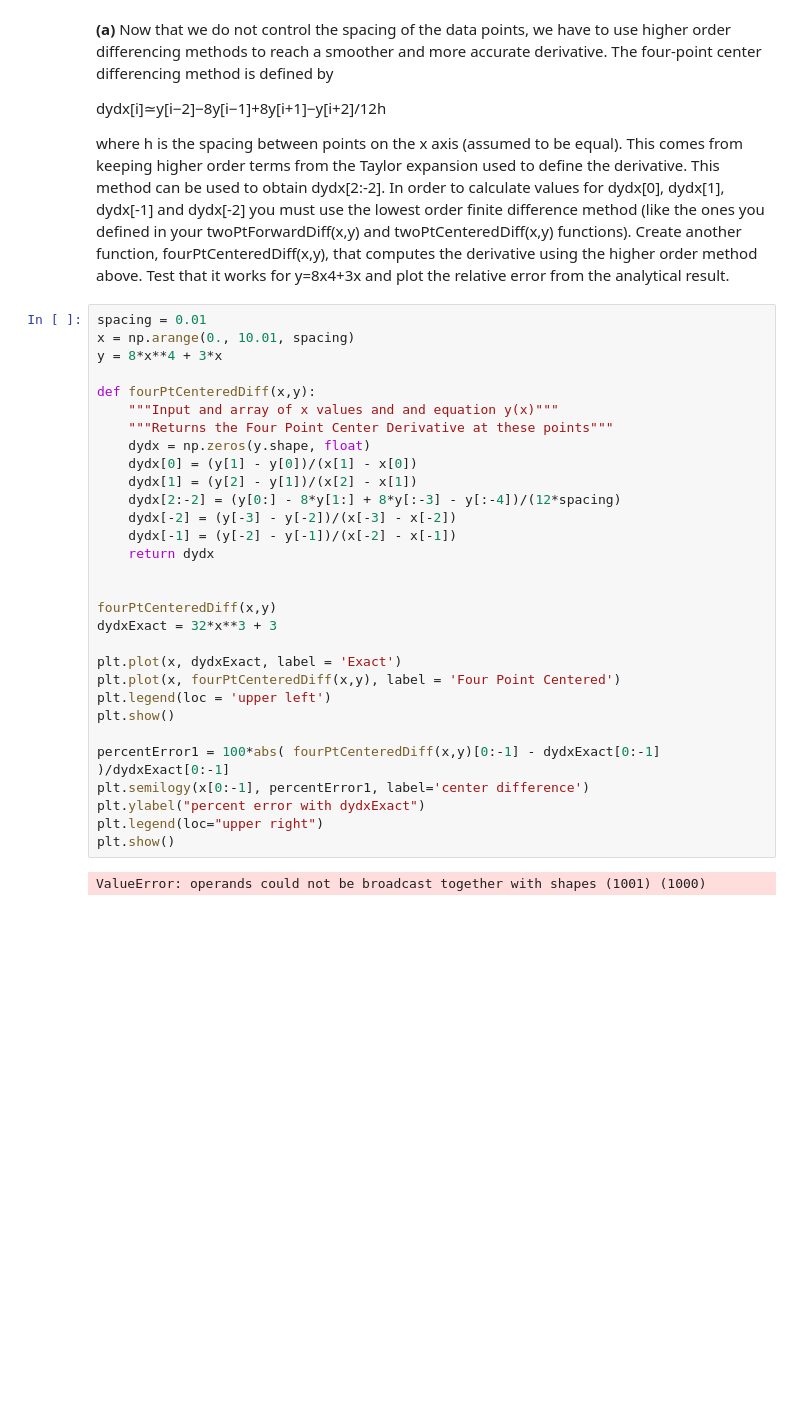
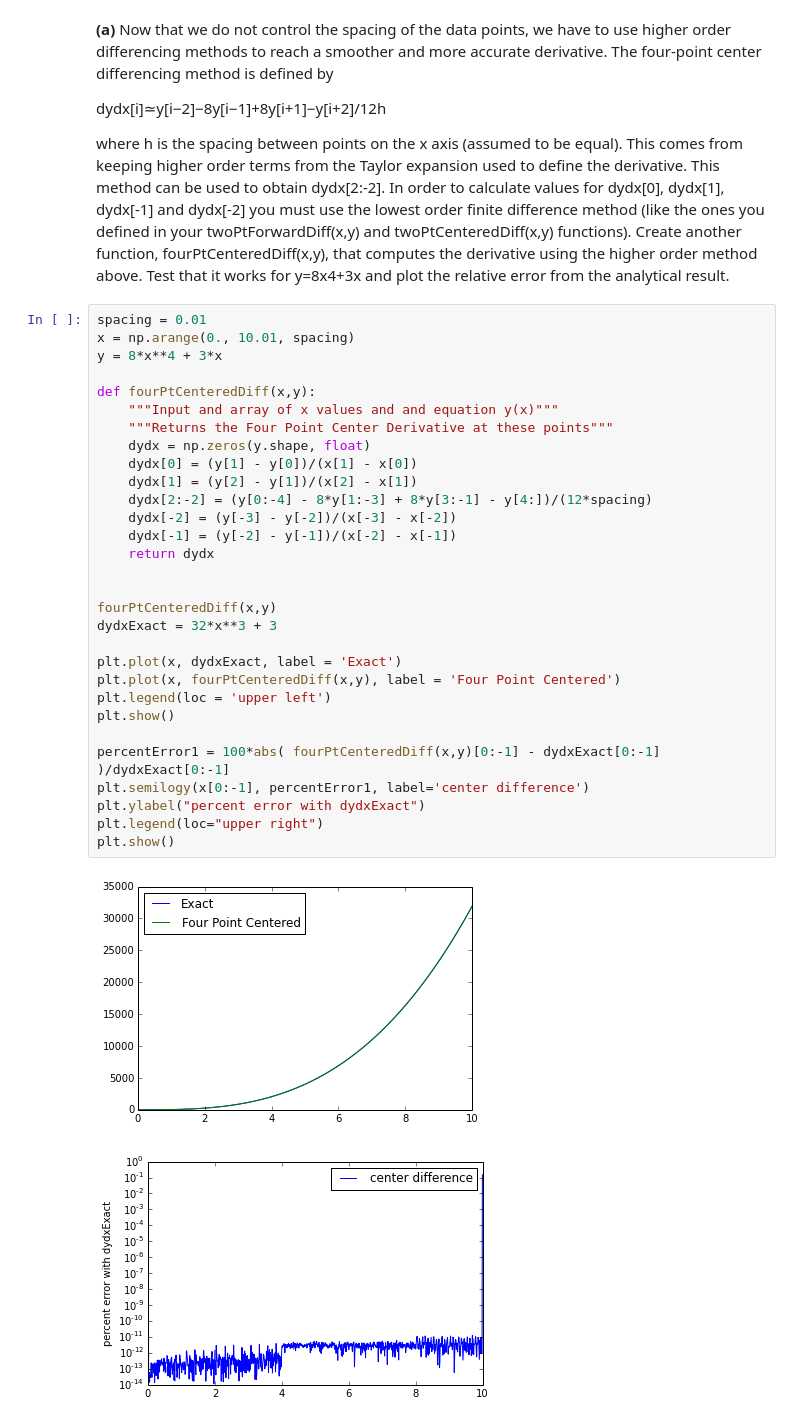
Before and after one commit to kmcombs/PHYS202-S14, a Jupyter notebook: SciPy/DifferentiationExercises.ipynb, the cells around one changed output. Cells and saved outputs as stored; diff of their text form; blank space fills up the shorter version.

```diff
--- a/SciPy/DifferentiationExercises.ipynb
+++ b/SciPy/DifferentiationExercises.ipynb
@@ -128,32 +126,33 @@ where h is the spacing between points on the x axis (assumed to be equal). This
 # %%
 spacing = 0.01
 x = np.arange(0., 10.01, spacing)
 y = 8*x**4 + 3*x
 
 def fourPtCenteredDiff(x,y):
     """Input and array of x values and and equation y(x)"""
     """Returns the Four Point Center Derivative at these points"""
     dydx = np.zeros(y.shape, float)
     dydx[0] = (y[1] - y[0])/(x[1] - x[0])
     dydx[1] = (y[2] - y[1])/(x[2] - x[1])
-    dydx[2:-2] = (y[0:] - 8*y[1:] + 8*y[:-3] - y[:-4])/(12*spacing)
+    dydx[2:-2] = (y[0:-4] - 8*y[1:-3] + 8*y[3:-1] - y[4:])/(12*spacing)
     dydx[-2] = (y[-3] - y[-2])/(x[-3] - x[-2])
     dydx[-1] = (y[-2] - y[-1])/(x[-2] - x[-1])
     return dydx
 
 
 fourPtCenteredDiff(x,y)
 dydxExact = 32*x**3 + 3
 
 plt.plot(x, dydxExact, label = 'Exact')
 plt.plot(x, fourPtCenteredDiff(x,y), label = 'Four Point Centered')
 plt.legend(loc = 'upper left')
 plt.show()
 
 percentError1 = 100*abs( fourPtCenteredDiff(x,y)[0:-1] - dydxExact[0:-1] )/dydxExact[0:-1]
 plt.semilogy(x[0:-1], percentError1, label='center difference')
 plt.ylabel("percent error with dydxExact")
 plt.legend(loc="upper right")
 plt.show()
 # %% [output]
-ValueError: operands could not be broadcast together with shapes (1001) (1000)
+[figure, added]
+[figure, added]
```
Also changed, not shown: parts of 1 cell of this notebook, 3 other files.
